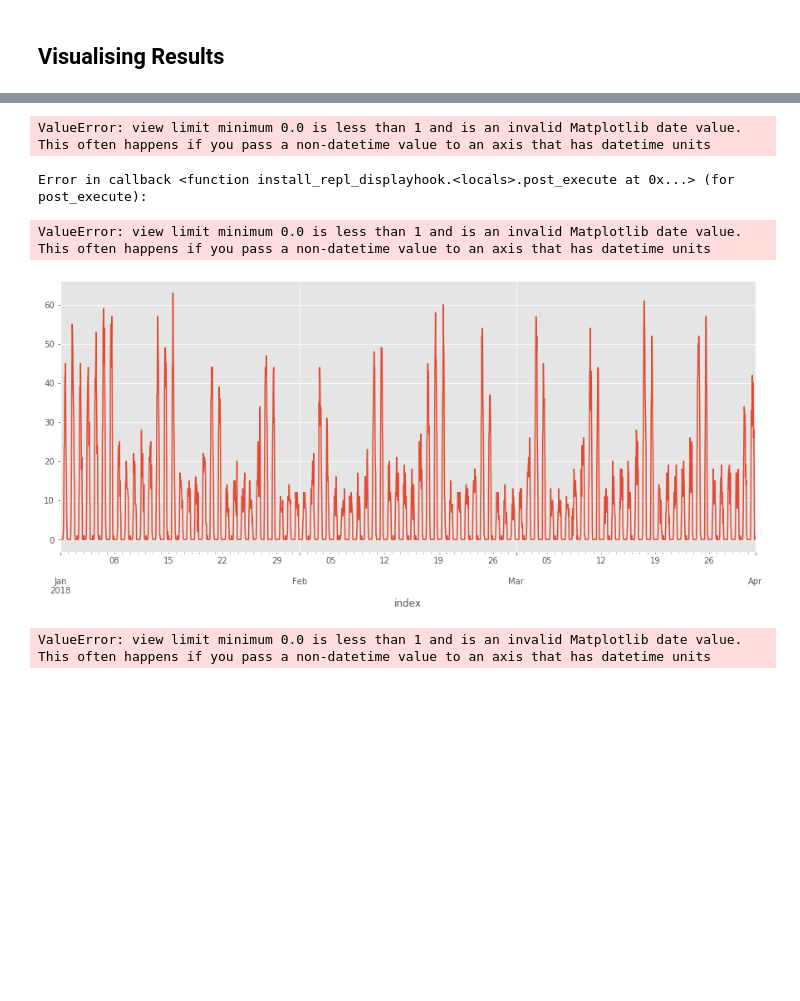
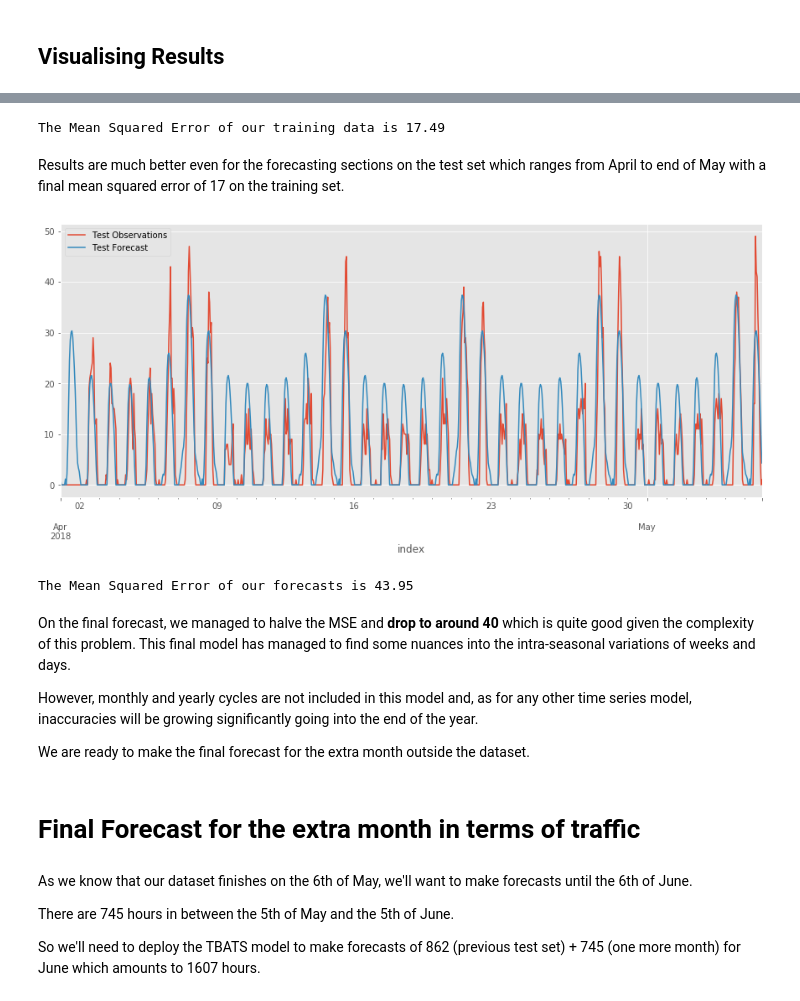
Before and after one commit to matteomm/sales-traffic-us-store, a Jupyter notebook: notebooks/modelling_traffic.ipynb, the cells around one changed output, grey strips where cells are left out. Saved outputs shown, nothing was run; the diff lists cells and outputs as text; code cells hidden in the pictures; blank space fills up the shorter version.

Commit message:
modelling traffic done

```diff
--- a/notebooks/modelling_traffic.ipynb
+++ b/notebooks/modelling_traffic.ipynb
@@ -819,6 +881,6 @@ AttributeError: 'Series' object has no attribute 'to_datetime'
 # %%
 # rounding all results close to 0 for the forecast on test set
-df_forecast.loc[(df_forecast['forecast'] > -1) &(df_forecast['forecast'] <1), 'forecast'] = 0
+df_forecast.loc[(df_forecast['forecast'] <1), 'forecast'] = 0
 # rounding all other numbers
 df_forecast.round()
 # %% [output]
@@ -835,3 +897,11 @@ df_forecast.round()
 | 860 | 2018-05-06 20:00 | 8.0 |
 | 861 | 2018-05-06 21:00 | 4.0 |
 862 rows × 2 columns
+# %%
+# converting the index to string first as it was running an error before of previous index datatype
+df_forecast['index'] = df_forecast['index'].astype(str)
+# %%
+# converting index to datetime
+df_forecast['index'] = pd.to_datetime(df_forecast['index'])
+# setting column index to index
+df_forecast.set_index('index', inplace = True)
@@ -840,21 +937,52 @@ df_forecast.round()
+# %%
+# Get the real and predicted values
+traffic_1 = data_training_2
+traffic_2 = df_predictions_train
+
+# Compute the mean square error
+mse = ((traffic_1 - traffic_2) ** 2).mean()
+print('The Mean Squared Error of our training data is {}'.format(round(mse, 2)))
+# %% [output]
+The Mean Squared Error of our training data is 17.49
+# %% [markdown]
+Results are much better even for the forecasting sections on the test set which ranges from April to end of May with a final mean squared error of 17 on the training set.
+# %%
+df_forecast = df_forecast['forecast']
 # %%
 rcParams['figure.figsize'] = 15,6
 
-ax = data_training_2.plot(label = 'Training Observations')
-
-ax = df_predictions_train.plot (label = 'Training Predictions')
 
 ax = data_test_2.plot(label = 'Test Observations')
-
-ax = df_forecast.plot(label = 'Test Predictions')
+ax = df_forecast.plot(label = 'Test Forecast')
 
 
 
 plt.legend()
 plt.show()
 # %% [output]
-ValueError: view limit minimum 0.0 is less than 1 and is an invalid Matplotlib date value. This often happens if you pass a non-datetime value to an axis that has datetime units
-Error in callback <function install_repl_displayhook.<locals>.post_execute at 0x...> (for post_execute):
-ValueError: view limit minimum 0.0 is less than 1 and is an invalid Matplotlib date value. This often happens if you pass a non-datetime value to an axis that has datetime units
-[figure, old version]
+[figure, new version]
-ValueError: view limit minimum 0.0 is less than 1 and is an invalid Matplotlib date value. This often happens if you pass a non-datetime value to an axis that has datetime units
+# %%
+# Get the real and predicted values
+traffic_3 = data_test_2
+traffic_4 = df_forecast
+
+# Compute the mean square error
+mse = ((traffic_3 - traffic_4) ** 2).mean()
+print('The Mean Squared Error of our forecasts is {}'.format(round(mse, 2)))
+# %% [output]
+The Mean Squared Error of our forecasts is 43.95
+# %% [markdown]
+On the final forecast, we managed to halve the MSE and **drop to around 40** which is quite good given the complexity of this problem. This final model has managed to find some nuances into the intra-seasonal variations of weeks and days.
+
+However, monthly and yearly cycles are not included in this model and, as for any other time series model, inaccuracies will be growing significantly going into the end of the year.
+
+
+We are ready to make the final forecast for the extra month outside the dataset.
+# %% [markdown]
+# Final Forecast for the extra month in terms of traffic
+# %% [markdown]
+As we know that our dataset finishes on the 6th of May, we'll want to make forecasts until the 6th of June.
+
+There are 745 hours in between the 5th of May and the 5th of June.
+
+So we'll need to deploy the TBATS model to make forecasts of 862 (previous test set) + 745 (one more month) for June which amounts to 1607 hours.
```
Also changed, not shown: parts of 64 cells of this notebook.
